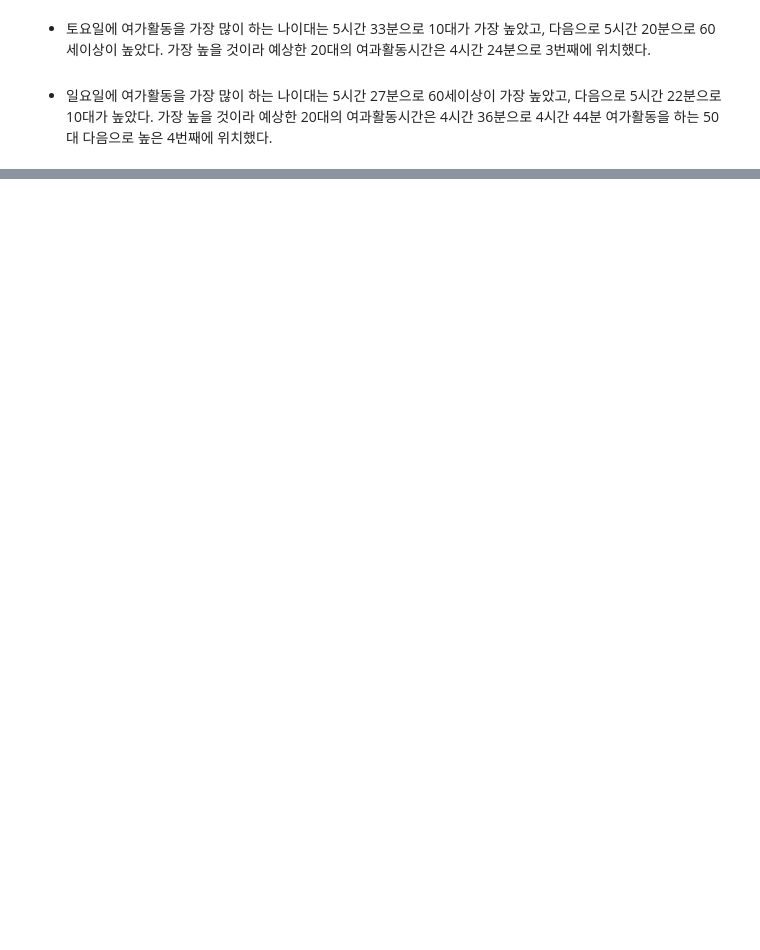
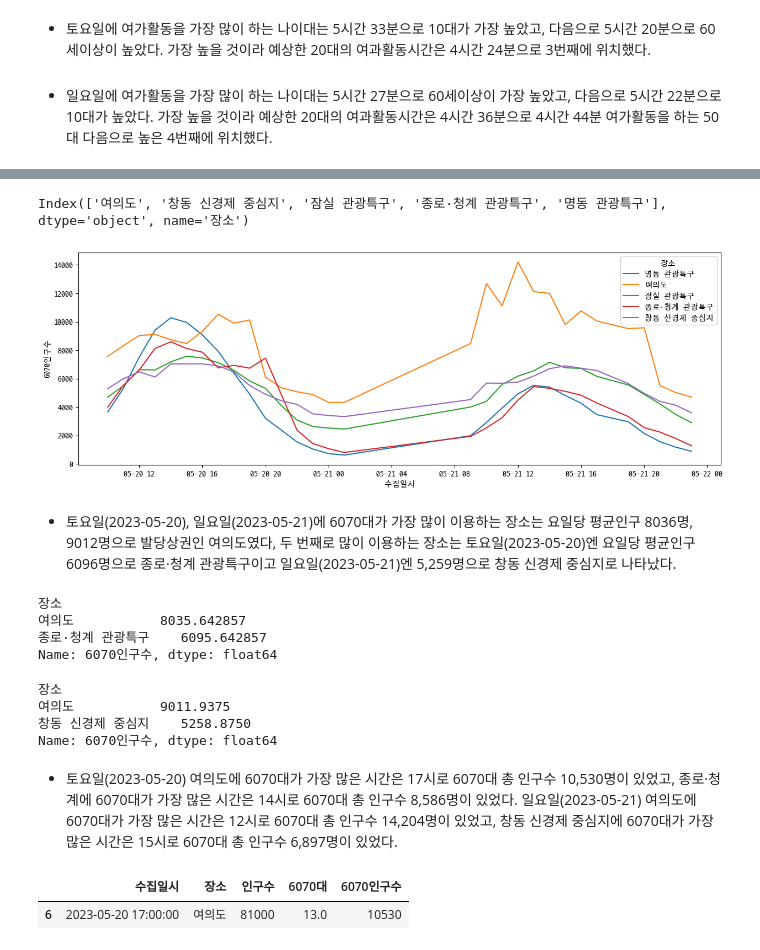
Before and after one commit to fkdlrj125/webservice, a Jupyter notebook: python/project/date_local_people.ipynb, the cells around one changed output, grey strips where cells are left out. Saved outputs shown, nothing was run; the diff lists cells and outputs as text; code cells hidden in the pictures; blank space fills up the shorter version.

```diff
--- a/python/project/date_local_people.ipynb
+++ b/python/project/date_local_people.ipynb
@@ -443,0 +517,4 @@ loc_week[:5]
+# %%
+# 장소별 요일별 시간별 데이터 추출
+s_loc_df = place_df.sort_values(by=['장소', '수집일시'])
+loc_weekend_6070 = s_loc_df[s_loc_df.수집일시.dt.day < 22][['수집일시', '장소', '인구수', '6070대']].reset_index(drop=True)
@@ -443,0 +530,52 @@ loc_week[:5]
+# %%
+# 주말의 장소별 6070대 인구 계산
+loc_weekend_6070['6070인구수'] = loc_weekend_6070.인구수 * (loc_weekend_6070['6070대'] / 100)
+loc_weekend_6070['6070인구수'] = loc_weekend_6070['6070인구수'].astype(int)
+# %%
+# 6070대가 가장 많이 이용하는 장소 5곳 추출
+g_loc_mean = loc_weekend_6070.groupby('장소')['6070인구수'].mean()
+best_6070_5 = g_loc_mean.sort_values(ascending=False)[:5].index
+best_6070_5
+# %% [output]
+Index(['여의도', '창동 신경제 중심지', '잠실 관광특구', '종로·청계 관광특구', '명동 관광특구'], dtype='object', name='장소')
+# %%
+best_6070_df = loc_weekend_6070[loc_weekend_6070.장소.isin(best_6070_5)]
+# %%
+fig = sns.lineplot(
+    data=best_6070_df,
+    x='수집일시',
+    y='6070인구수',
+    hue='장소',
+    errorbar=None,
+)
+
+fig.figure.set_size_inches(15,5)
+# %% [output]
+[figure, added]
+# %% [markdown]
+- 토요일(2023-05-20), 일요일(2023-05-21)에 6070대가 가장 많이 이용하는 장소는 요일당 평균인구 8036명, 9012명으로 발당상권인 여의도였다, 두 번째로 많이 이용하는 장소는 토요일(2023-05-20)엔 요일당 평균인구 6096명으로 종로·청계 관광특구이고 일요일(2023-05-21)엔 5,259명으로 창동 신경제 중심지로 나타났다.
+# %%
+# 토요일 6070대 인구수의 평균 상위 2개
+best_6070_df[best_6070_df.수집일시.dt.day==20].groupby('장소')['6070인구수'].mean().sort_values(ascending=False)[:2]
+# %% [output]
+장소
+여의도           8035.642857
+종로·청계 관광특구    6095.642857
+Name: 6070인구수, dtype: float64
+# %%
+# 일요일 6070대 인구수의 평균 상위 2개
+best_6070_df[best_6070_df.수집일시.dt.day == 21].groupby('장소')['6070인구수'].mean().sort_values(ascending=False)[:2]
+# %% [output]
+장소
+여의도           9011.9375
+창동 신경제 중심지    5258.8750
+Name: 6070인구수, dtype: float64
+# %% [markdown]
+- 토요일(2023-05-20) 여의도에 6070대가 가장 많은 시간은 17시로 6070대 총 인구수 10,530명이 있었고, 종로·청계에 6070대가 가장 많은 시간은 14시로 6070대 총 인구수 8,586명이 있었다. 일요일(2023-05-21) 여의도에 6070대가 가장 많은 시간은 12시로 6070대 총 인구수 14,204명이 있었고, 창동 신경제 중심지에 6070대가 가장 많은 시간은 15시로 6070대 총 인구수 6,897명이 있었다.
+# %%
+# 토요일 일요일의 여의도 6070대 총 인구수 최대
+yu_df = best_6070_df[best_6070_df.장소=='여의도']
+yu_df.sort_values(by=['6070인구수', '수집일시'], ascending=False).reset_index(drop=True)[:7:6]
+# %% [output]
+|  | 수집일시 | 장소 | 인구수 | 6070대 | 6070인구수 |
+| 6 | 2023-05-20 17:00:00 | 여의도 | 81000 | 13.0 | 10530 |
```
Also changed, not shown: parts of 66 cells of this notebook, 6 other files.
